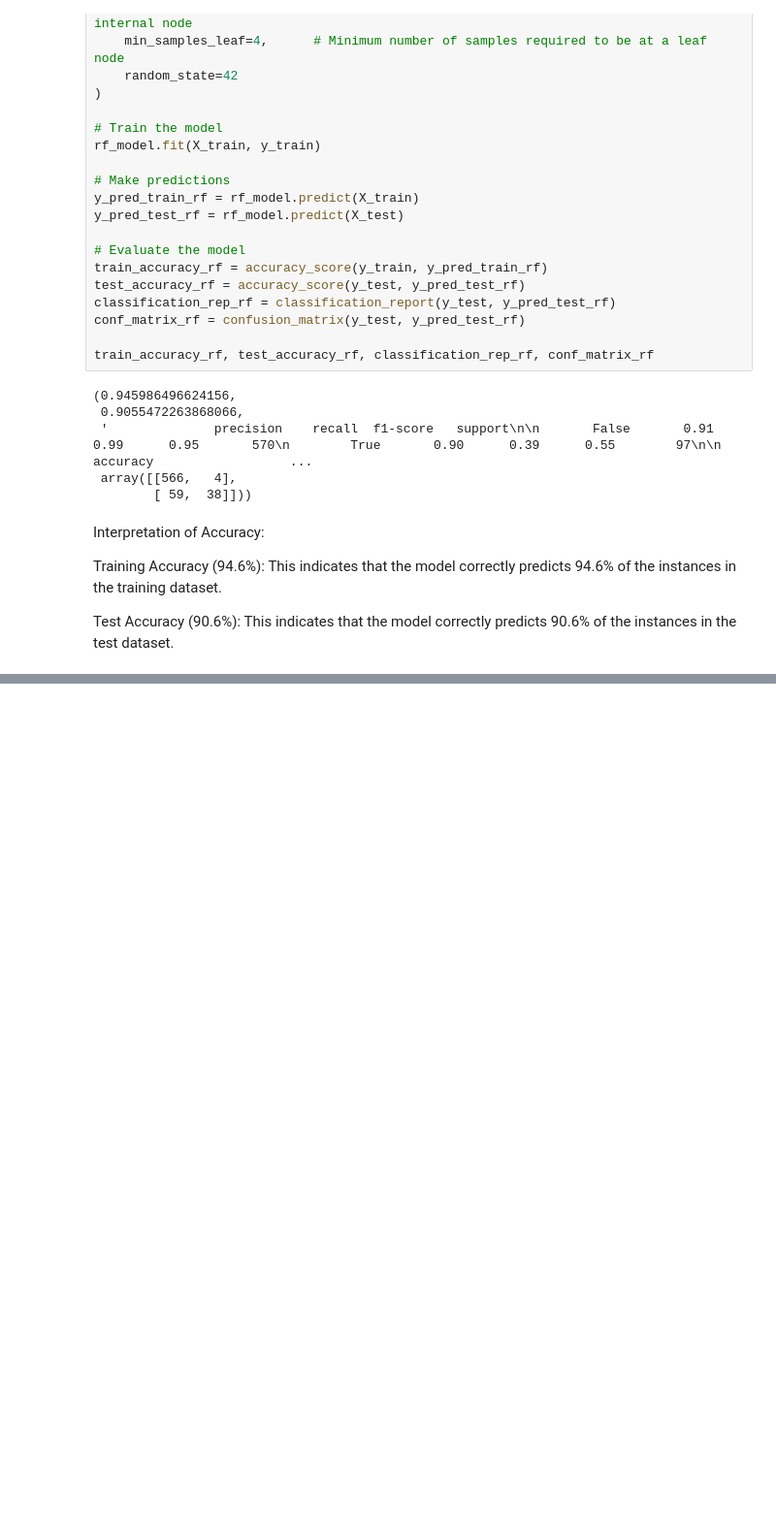
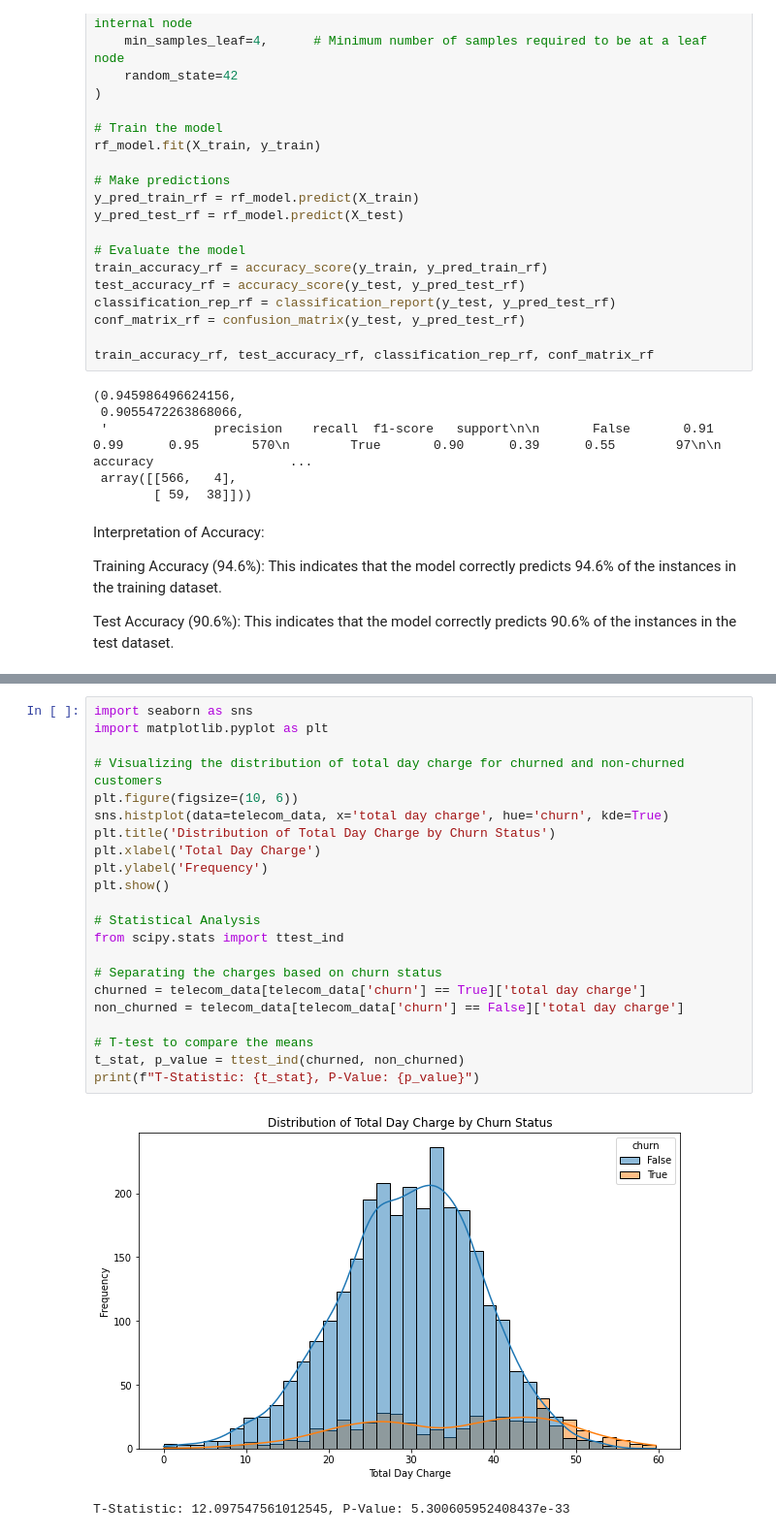
Before and after one commit to Calvin-Omwega/DSC-PHASE-3-PROJECT_, a Jupyter notebook: Index.ipynb, the cells around one changed output, grey strips where cells are left out. Shown: that part at 97% size. Saved outputs shown, nothing was run; the diff lists cells and outputs as text; blank space fills up the shorter version.

```diff
--- a/Index.ipynb
+++ b/Index.ipynb
@@ -398,0 +485,25 @@ Test Accuracy (90.6%): This indicates that the model correctly predicts 90.6% of
+# %%
+import seaborn as sns
+import matplotlib.pyplot as plt
+
+# Visualizing the distribution of total day charge for churned and non-churned customers
+plt.figure(figsize=(10, 6))
+sns.histplot(data=telecom_data, x='total day charge', hue='churn', kde=True)
+plt.title('Distribution of Total Day Charge by Churn Status')
+plt.xlabel('Total Day Charge')
+plt.ylabel('Frequency')
+plt.show()
+
+# Statistical Analysis
+from scipy.stats import ttest_ind
+
+# Separating the charges based on churn status
+churned = telecom_data[telecom_data['churn'] == True]['total day charge']
+non_churned = telecom_data[telecom_data['churn'] == False]['total day charge']
+
+# T-test to compare the means
+t_stat, p_value = ttest_ind(churned, non_churned)
+print(f"T-Statistic: {t_stat}, P-Value: {p_value}")
+# %% [output]
+[figure, added]
+T-Statistic: 12.097547561012545, P-Value: 5.300605952408437e-33
```
Also changed, not shown: parts of 23 cells of this notebook.
